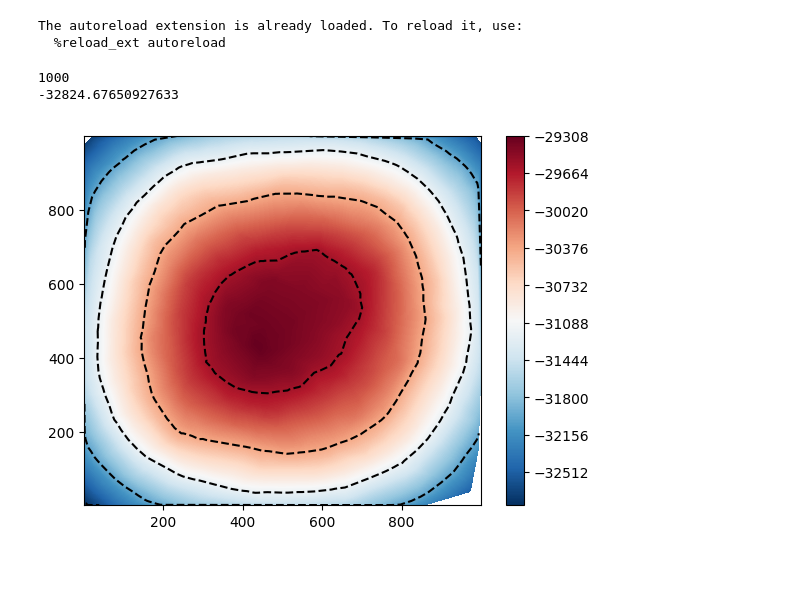
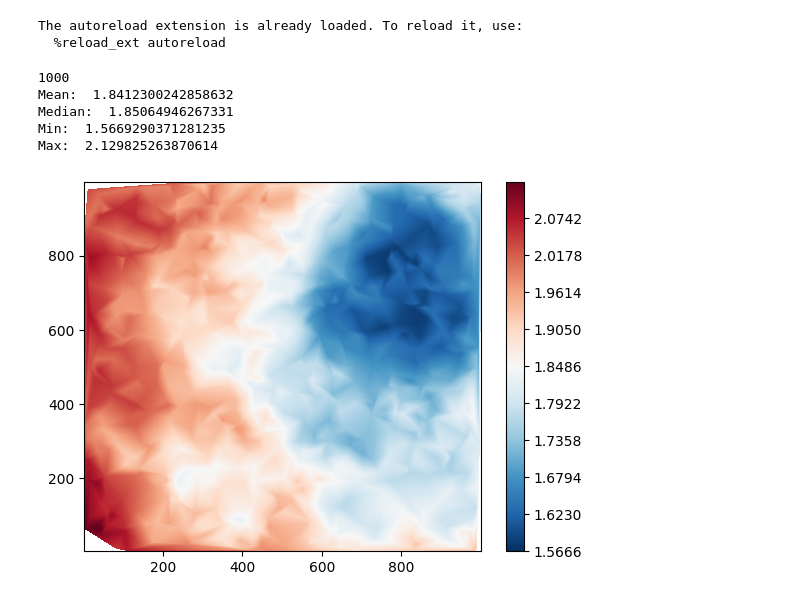
Before and after one commit to THartigan/Computing_Project, a Jupyter notebook: random_particles.ipynb, the cells around one changed output. Cells and saved outputs as stored; diff of their text form; code cells hidden in the pictures; blank space fills up the shorter version.

```diff
--- a/random_particles.ipynb
+++ b/random_particles.ipynb
@@ -8,14 +8,14 @@ from modules.Analytic_Classes import SingleParticle
 %load_ext autoreload
 %autoreload 2
 from modules.testing import PointTesting
-from modules.testing import plot_difference
+import modules.Utility as util
 import copy
 
 
 # Create particle distribution to be used in all simulations
 #np.random.seed(100)
 n_particles = 1000
-max_property = 1 # property could be mass or charge
+max_property = 0.01 # property could be mass or charge
 box_size = 1000
 
 # Generate initial particles
@@ -30,19 +30,22 @@ initial_positions = np.random.uniform(0,1,(n_particles,2)) * box_size
 
 initial_particles = []
 for initial_position in initial_positions:
-    initial_particles.append(Particle(initial_position, np.random.uniform(0,max_property)))
+    initial_particles.append(Particle(initial_position, np.random.uniform(-max_property,max_property)))
 # %% [output]
 The autoreload extension is already loaded. To reload it, use:
   %reload_ext autoreload
 # %%
 # direct Simulation
 direct_particles = copy.deepcopy(initial_particles)
 direct_simulation = Direct(box_size, direct_particles)
 direct_simulation.run()
-direct_simulation.plot_potential()
+util.plot_potentials(direct_particles)
 # %% [output]
 1000
--32824.67650927633
+Mean:  1.8412300242858632
+Median:  1.85064946267331
+Min:  1.5669290371281235
+Max:  2.129825263870614
-[figure, old version]
+[figure, new version]
 # %%
 # FMM Simulation
```
Also changed, not shown: parts of 3 cells of this notebook, 9 other files.
